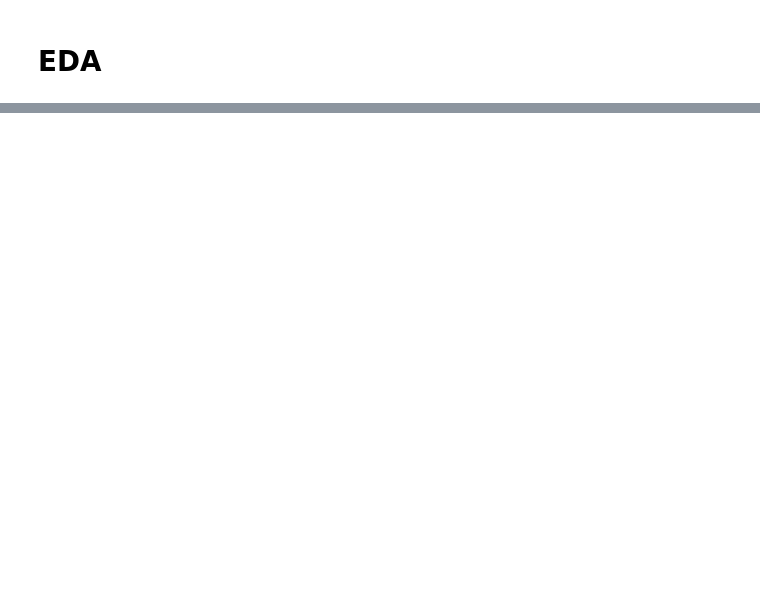
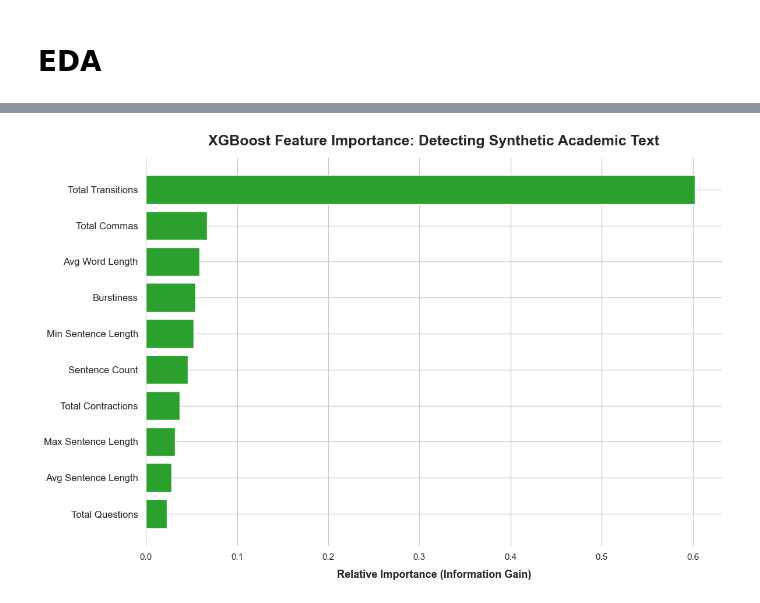
Before and after one commit to annayao0602/DS-4320-Project-1, a Jupyter notebook: analysis_pipeline.ipynb, the cells around one changed output, grey strips where cells are left out. Saved outputs shown, nothing was run; the diff lists cells and outputs as text; code cells hidden in the pictures; blank space fills up the shorter version.

```diff
--- a/analysis_pipeline.ipynb
+++ b/analysis_pipeline.ipynb
@@ -79,0 +390,58 @@ Human                      58.46                       134.53
+# %%
+import matplotlib.pyplot as plt
+import seaborn as sns
+import numpy as np
+
+logger = logging.getLogger(__name__)
+
+# Function to plot feature importance from the trained XGBoost model
+def plot_feature_importance(model, feature_names):
+    try:
+        logger.info("Starting visualization: XGBoost Feature Importance...")
+
+        if model is None:
+            logger.error("No trained model provided. Did the XGBoost training cell fail?")
+            return
+        if not feature_names or len(feature_names) == 0:
+            logger.error("No feature names provided to map to the importances.")
+            return
+
+        logger.info("Extracting information gain metrics from the model...")
+        importances = model.feature_importances_
+
+        # Verify the number of features matches the number of importances
+        if len(importances) != len(feature_names):
+            logger.error("Mismatch: Number of model importances does not match number of feature names.")
+            return
+
+        indices = np.argsort(importances)
+
+        logger.info("Formatting the plot for publication quality...")
+        plt.figure(figsize=(12, 8))
+        sns.set_theme(style="whitegrid")
+
+        plt.barh(range(len(indices)), importances[indices], color='#2ca02c', align='center')
+
+
+        clean_features = [feature_names[i].replace('Feature_', '').replace('_', ' ') for i in indices]
+
+        plt.yticks(range(len(indices)), clean_features, fontsize=12)
+        plt.xlabel('Relative Importance (Information Gain)', fontsize=13, fontweight='bold', labelpad=10)
+        plt.title('XGBoost Feature Importance: Detecting Synthetic Academic Text', fontsize=18, fontweight='bold', pad=15)
+
+        sns.despine(left=True, bottom=True)
+        plt.tight_layout()
+
+        logger.info("Rendering Feature Importance plot successfully.")
+        plt.show()
+
+    except AttributeError as e:
+        logger.error(f"The provided model does not support feature importances. Details: {e}")
+        plt.close()
+    except Exception as e:
+        logger.error(f"An unexpected error occurred during plotting: {e}")
+        plt.close()
+
+
+plot_feature_importance(trained_model, final_features)
+# %% [output]
@@ -79,0 +452 @@ Human                      58.46                       134.53
+[figure, added]
```
Also changed, not shown: parts of 7 cells of this notebook, 4 other files.
